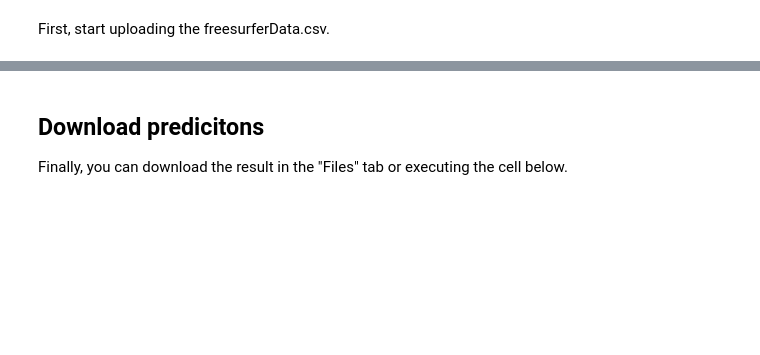
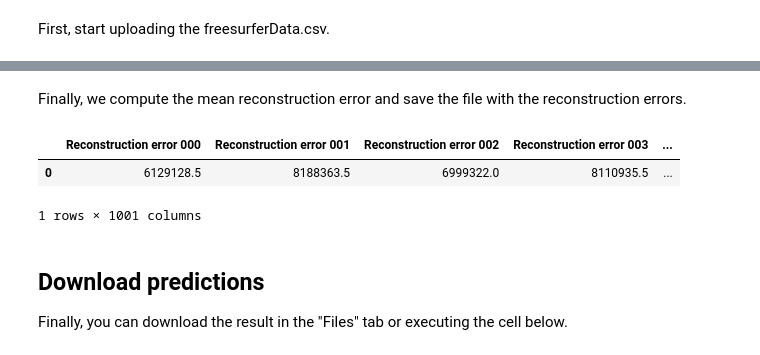
Before and after one commit to Warvito/Normative-modelling-using-deep-autoencoders, a Jupyter notebook: notebooks/predict_deviation_bootstrap.ipynb, the cells around one changed output, grey strips where cells are left out. Cells and saved outputs as stored; diff of their text form; code cells hidden in the pictures; blank space fills up the shorter version.

```diff
--- a/notebooks/predict_deviation_bootstrap.ipynb
+++ b/notebooks/predict_deviation_bootstrap.ipynb
@@ -138,8 +253,8 @@ np.random.seed(random_seed)
 # %%
 # Get the relative brain region volumes
-x_dataset = freesurfer_data_df[dataset_df.columns[2:]].values
+x_dataset = dataset_df[COLUMNS_NAME].values
 
-tiv = freesurfer_data_df['EstimatedTotalIntraCranialVol'].values
+tiv = dataset_df['EstimatedTotalIntraCranialVol'].values
 tiv = tiv[:, np.newaxis]
 
 x_dataset = (np.true_divide(x_dataset, tiv)).astype('float32')
@@ -148,18 +263,20 @@ Finally, we iterate over all models performing the calculation of the deviations
 # %%
-model_dir = Path('supervised_aae')
+warnings.filterwarnings('ignore')
+
+model_dir = Path('models')
 N_BOOTSTRAP = 1000
 
 # Create dataframe to store outputs
-reconstruction_error_df = pd.DataFrame(columns=['Participant_ID', 'Reconstruction error'])
-reconstruction_error_df['Participant_ID'] = clinical_df['Participant_ID']
+reconstruction_error_df = pd.DataFrame(columns=['Participant_ID'])
+reconstruction_error_df['Participant_ID'] = dataset_df['Participant_ID']
 
 # ----------------------------------------------------------------------------
-for i_bootstrap in range(N_BOOTSTRAP):
+for i_bootstrap in tqdm(range(N_BOOTSTRAP)):
     bootstrap_model_dir = model_dir / '{:03d}'.format(i_bootstrap)
 
     # ----------------------------------------------------------------------------
-    encoder = keras.models.load_model(bootstrap_model_dir / 'encoder.h5')
-    decoder = keras.models.load_model(bootstrap_model_dir / 'decoder.h5')
+    encoder = keras.models.load_model(bootstrap_model_dir / 'encoder.h5', compile=False)
+    decoder = keras.models.load_model(bootstrap_model_dir / 'decoder.h5', compile=False)
 
     scaler = joblib.load(bootstrap_model_dir / 'scaler.joblib')
 
@@ -170,10 +287,10 @@ for i_bootstrap in range(N_BOOTSTRAP):
     x_normalized = scaler.transform(x_dataset)
 
     # ----------------------------------------------------------------------------
-    age = clinical_df['Age'].values[:, np.newaxis].astype('float32')
+    age = participants_df['Age'].values[:, np.newaxis].astype('float32')
     one_hot_age = enc_age.transform(age)
 
-    gender = clinical_df['Gender'].values[:, np.newaxis].astype('float32')
+    gender = participants_df['Gender'].values[:, np.newaxis].astype('float32')
     one_hot_gender = enc_gender.transform(gender)
 
     y_data = np.concatenate((one_hot_age, one_hot_gender), axis=1).astype('float32')
@@ -186,5 +303,11 @@ for i_bootstrap in range(N_BOOTSTRAP):
     reconstruction_error = np.mean((x_normalized - reconstruction) ** 2, axis=1)
 
     reconstruction_error_df[('Reconstruction error {:03d}'.format(i_bootstrap))] = reconstruction_error
-
-reconstruction_error_df.to_csv('reconstruction_error.csv', index=False)
+# %% [markdown]
+Finally, we compute the mean reconstruction error and save the file with the reconstruction errors.
+# %%
+reconstruction_error_df[reconstruction_error_df.columns[1:]]
+# %% [output]
+|  | Reconstruction error 000 | Reconstruction error 001 | Reconstruction error 002 | Reconstruction error 003 | ... |
+| 0 | 6129128.5 | 8188363.5 | 6999322.0 | 8110935.5 | ... |
+1 rows × 1001 columns
@@ -191,3 +317,3 @@ reconstruction_error_df.to_csv('reconstruction_error.csv', index=False)
 # %% [markdown]
-## Download predicitons
+## Download predictions
 Finally, you can download the result in the "Files" tab or executing the cell below.
```
Also changed, not shown: parts of 25 cells of this notebook.
